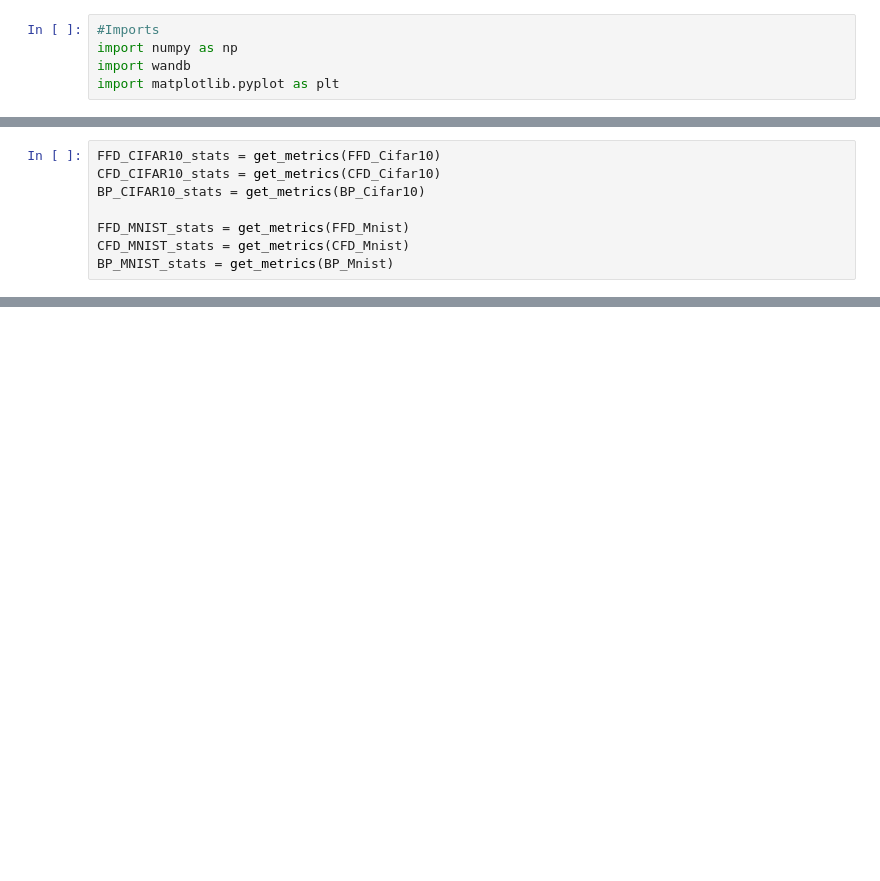
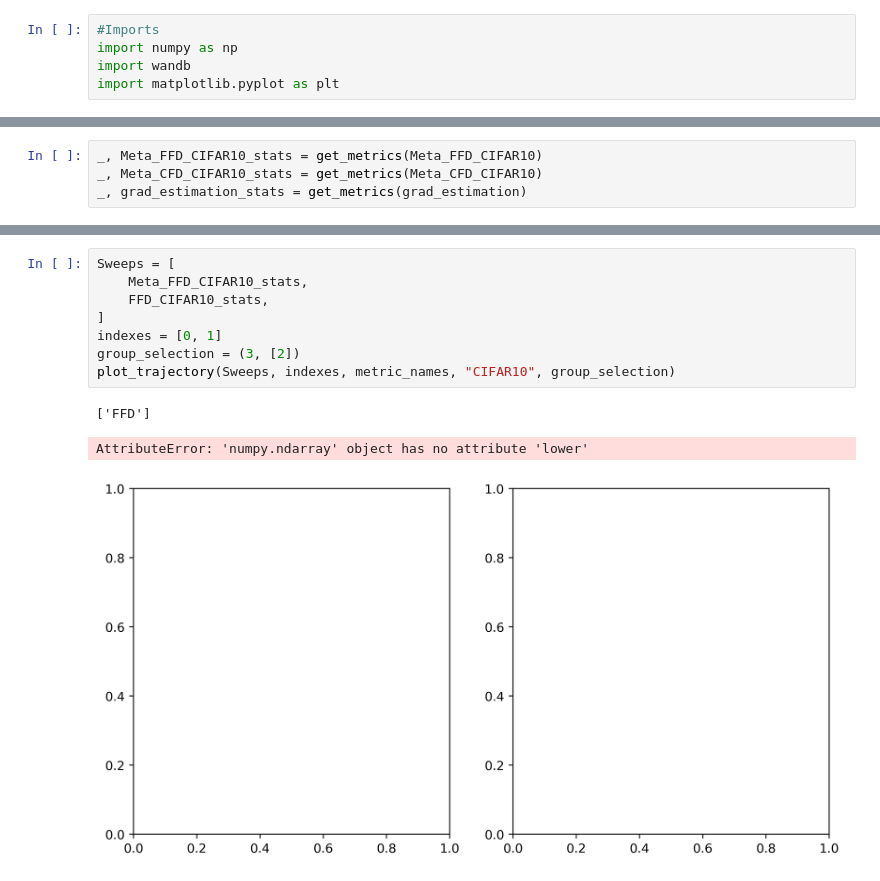
Before and after one commit to MKentKraus/2nd-Order-Perturbations, a Jupyter notebook: visualization.ipynb, the cells around one changed output, grey strips where cells are left out. Cells and saved outputs as stored; diff of their text form; blank space fills up the shorter version.

```diff
--- a/visualization.ipynb
+++ b/visualization.ipynb
@@ -48,0 +98,4 @@ def get_metrics(sweep):
+# %%
+_, Meta_FFD_CIFAR10_stats = get_metrics(Meta_FFD_CIFAR10)
+_, Meta_CFD_CIFAR10_stats = get_metrics(Meta_CFD_CIFAR10)
+_, grad_estimation_stats = get_metrics(grad_estimation)
@@ -84,11 +181,3 @@ def make_boxplots(FFD_stats, CFD_stats, BP_stats, task):
     ax2.boxplot(losses, tick_labels=labels)
 
     plt.show()
-# %%
-FFD_CIFAR10_stats = get_metrics(FFD_Cifar10)
-CFD_CIFAR10_stats = get_metrics(CFD_Cifar10)
-BP_CIFAR10_stats = get_metrics(BP_Cifar10)
-
-FFD_MNIST_stats = get_metrics(FFD_Mnist)
-CFD_MNIST_stats = get_metrics(CFD_Mnist)
-BP_MNIST_stats = get_metrics(BP_Mnist)
@@ -94,0 +332,12 @@ BP_MNIST_stats = get_metrics(BP_Mnist)
+# %%
+Sweeps = [
+    Meta_FFD_CIFAR10_stats,
+    FFD_CIFAR10_stats,
+]
+indexes = [0, 1]
+group_selection = (3, [2])
+plot_trajectory(Sweeps, indexes, metric_names, "CIFAR10", group_selection)
+# %% [output]
+['FFD']
+AttributeError: 'numpy.ndarray' object has no attribute 'lower'
+[figure, added]
```
Also changed, not shown: parts of 13 cells of this notebook, 1 other file.
